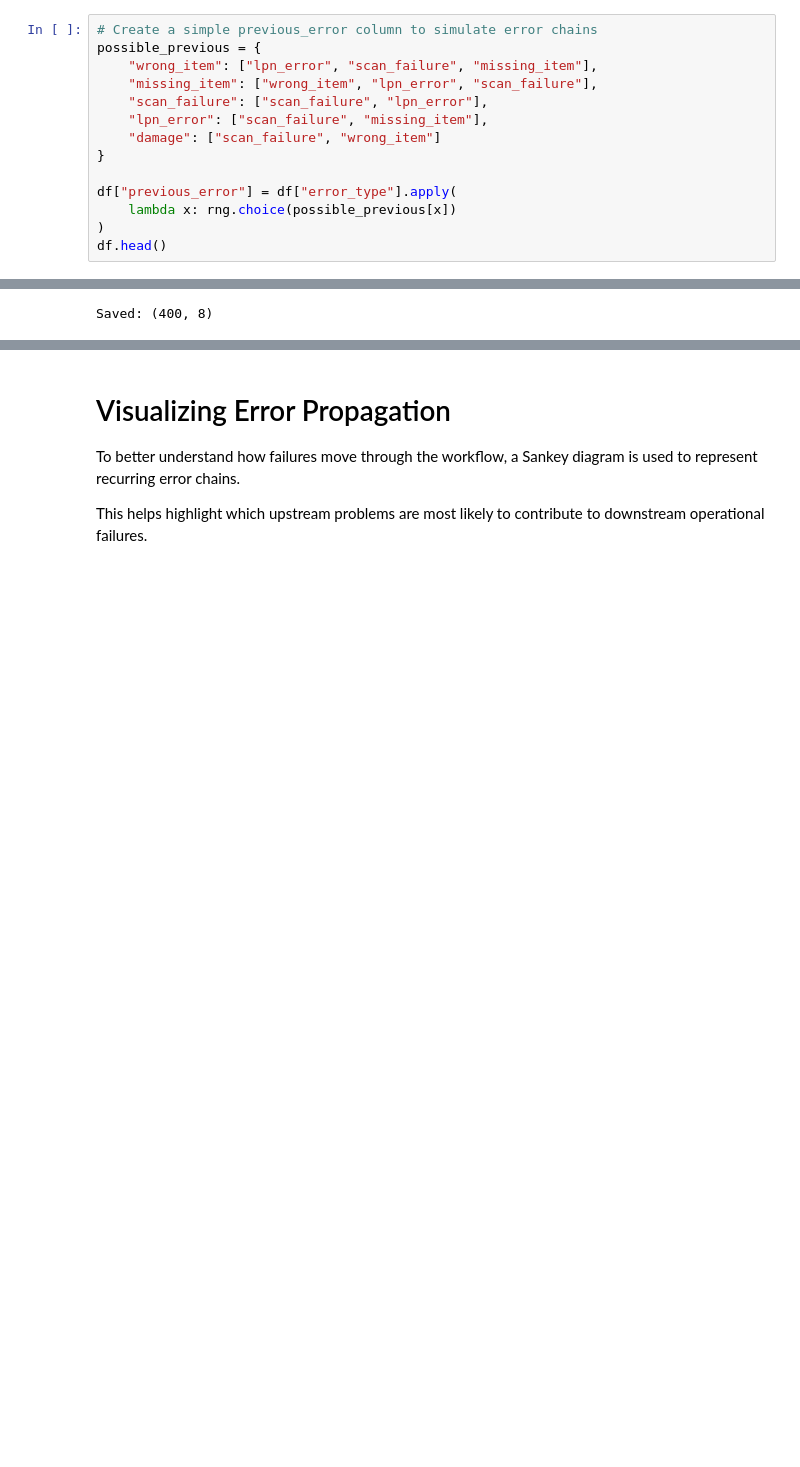
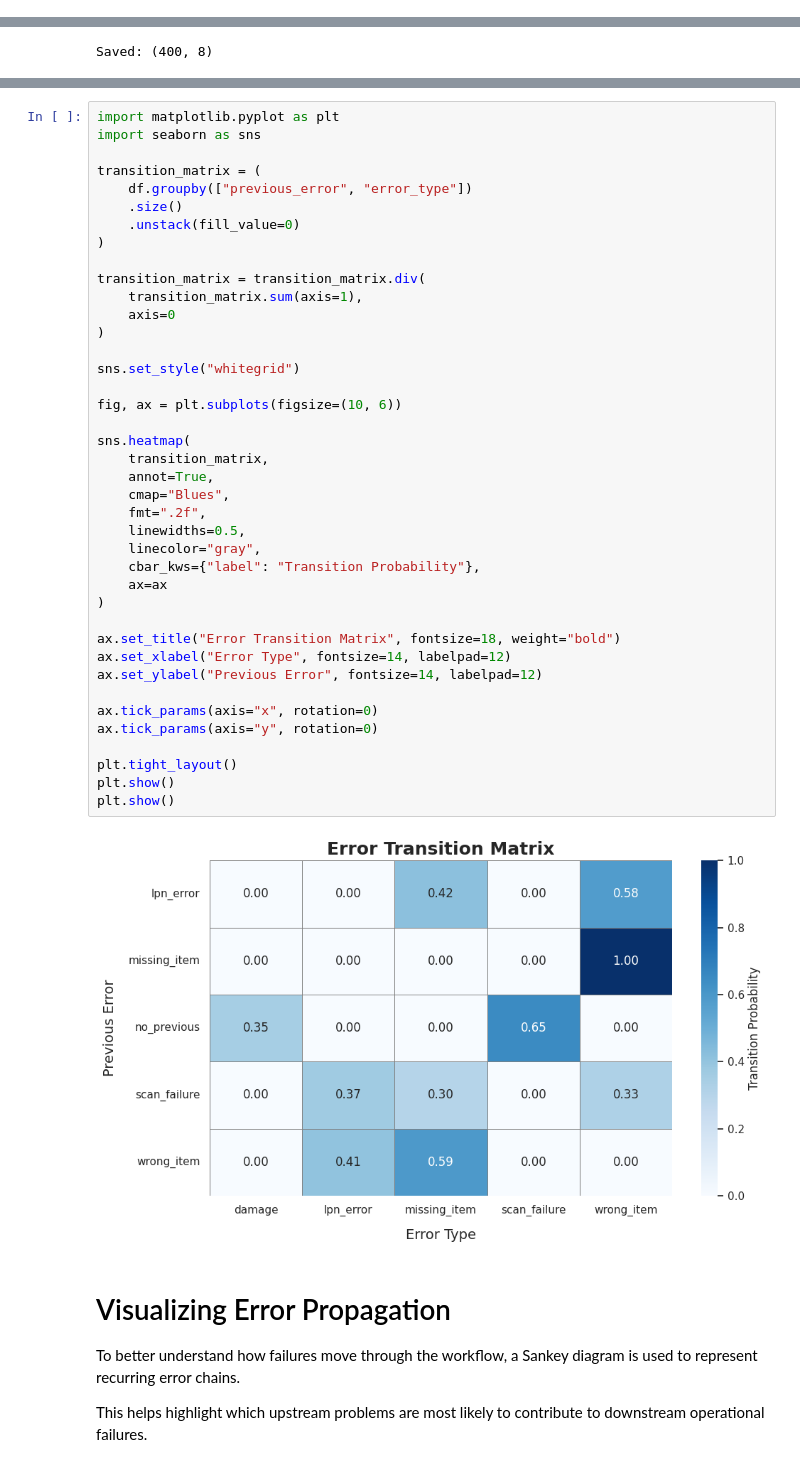
Before and after one commit to aesquivel94/operational-error-analyzer, a Jupyter notebook: warehouse_operational_error_analysis.ipynb, the cells around one changed output, grey strips where cells are left out. Drawn from its saved outputs; the diff is of its cells as text; blank space fills up the shorter version.

```diff
--- a/warehouse_operational_error_analysis.ipynb
+++ b/warehouse_operational_error_analysis.ipynb
@@ -420,17 +425,3 @@ One process breakdown can propagate downstream and generate additional errors.
 This analysis identifies recurring error chains, helping reveal systemic weaknesses in the workflow.
 
 Understanding these patterns allows operations teams to target root causes instead of isolated symptoms.
-# %%
-# Create a simple previous_error column to simulate error chains
-possible_previous = {
-    "wrong_item": ["lpn_error", "scan_failure", "missing_item"],
-    "missing_item": ["wrong_item", "lpn_error", "scan_failure"],
-    "scan_failure": ["scan_failure", "lpn_error"],
-    "lpn_error": ["scan_failure", "missing_item"],
-    "damage": ["scan_failure", "wrong_item"]
-}
-
-df["previous_error"] = df["error_type"].apply(
-    lambda x: rng.choice(possible_previous[x])
-)
-df.head()
@@ -526,6 +553,48 @@ fig.update_layout(
 fig.show()
 # %% [output]
 [interactive output not drawn]
+# %%
+import matplotlib.pyplot as plt
+import seaborn as sns
+
+transition_matrix = (
+    df.groupby(["previous_error", "error_type"])
+    .size()
+    .unstack(fill_value=0)
+)
+
+transition_matrix = transition_matrix.div(
+    transition_matrix.sum(axis=1),
+    axis=0
+)
+
+sns.set_style("whitegrid")
+
+fig, ax = plt.subplots(figsize=(10, 6))
+
+sns.heatmap(
+    transition_matrix,
+    annot=True,
+    cmap="Blues",
+    fmt=".2f",
+    linewidths=0.5,
+    linecolor="gray",
+    cbar_kws={"label": "Transition Probability"},
+    ax=ax
+)
+
+ax.set_title("Error Transition Matrix", fontsize=18, weight="bold")
+ax.set_xlabel("Error Type", fontsize=14, labelpad=12)
+ax.set_ylabel("Previous Error", fontsize=14, labelpad=12)
+
+ax.tick_params(axis="x", rotation=0)
+ax.tick_params(axis="y", rotation=0)
+
+plt.tight_layout()
+plt.show()
+plt.show()
+# %% [output]
+[figure, added]
 # %% [markdown]
 # Visualizing Error Propagation
 
```
Also changed, not shown: parts of 19 cells of this notebook.
